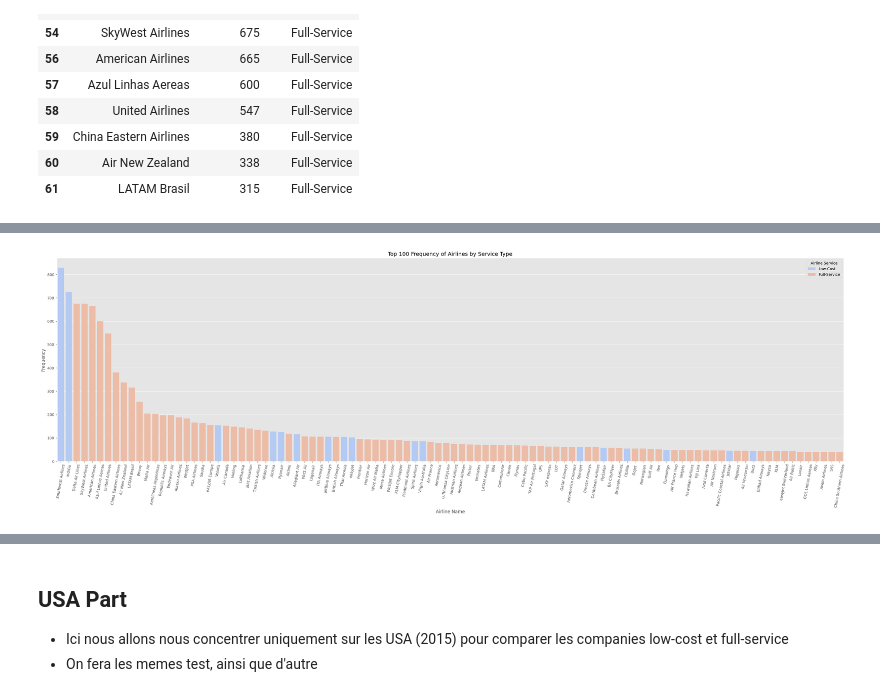
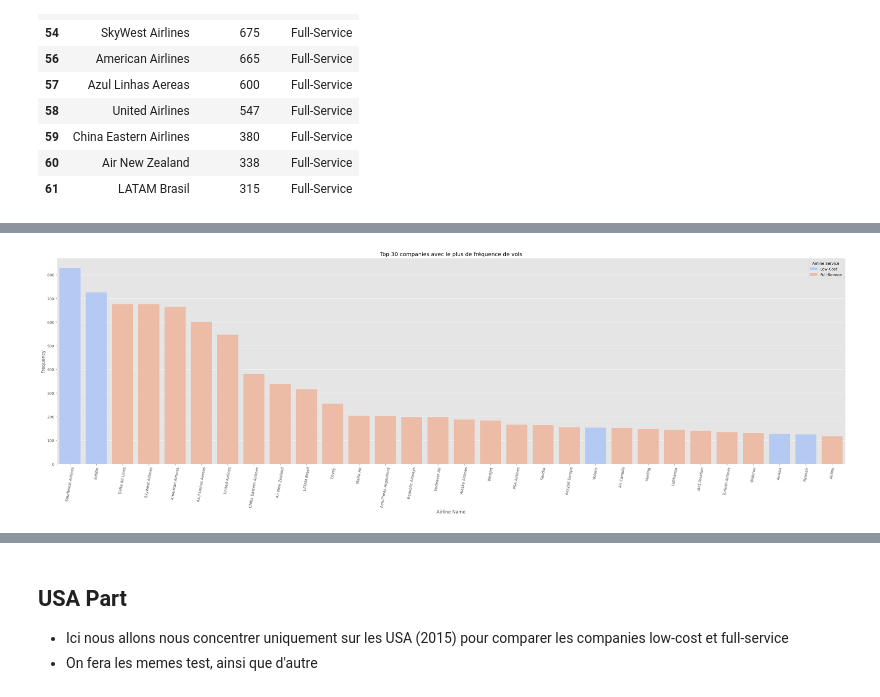
Before and after one commit to Tikai7/Flight-Radar-Scrapper, a Jupyter notebook: analysis/LowCostAnalysis.ipynb, the cells around one changed output, grey strips where cells are left out. Cells and saved outputs as stored; diff of their text form; code cells hidden in the pictures.

```diff
--- a/analysis/LowCostAnalysis.ipynb
+++ b/analysis/LowCostAnalysis.ipynb
@@ -139,0 +217,6 @@ df_matched_low_cost.shape, df_matched_full_service.shape
+# %%
+plt.style.use("ggplot")
+plt.figure(figsize=(10, 7))
+plt.bar(["Low Cost", "Full Service"], [df_matched_low_cost.shape[0], df_matched_full_service.shape[0]], color=[primary_color, secondary_color])
+plt.title(f"Nombre de vols par type de companie")
+plt.show()
@@ -383,16 +556,16 @@ pd.concat([companies_low_cost_freq.describe(), companies_full_service_freq.descr
 # %%
 all_comp_freq.sort_values(by='Frequency', ascending=False, inplace=True)
 
 plt.figure(figsize=(30, 10))
-ax = sns.barplot(data=all_comp_freq.head(100), x='Airline Name', y='Frequency', hue='Airline Service', palette='coolwarm')
+ax = sns.barplot(data=all_comp_freq.head(30), x='Airline Name', y='Frequency', hue='Airline Service', palette='coolwarm')
 
-ax.set_title('Top 100 Frequency of Airlines by Service Type')
+ax.set_title('Top 30 companies avec le plus de fréquence de vols')
 ax.set_xlabel('Airline Name')
 ax.set_ylabel('Frequency')
 plt.xticks(rotation=80)
 plt.legend(title='Airline Service')
 
 plt.tight_layout()
 plt.show()
 # %% [output]
-[figure, old version]
+[figure, new version]
```
Also changed, not shown: parts of 26 cells of this notebook, 9 other files.
